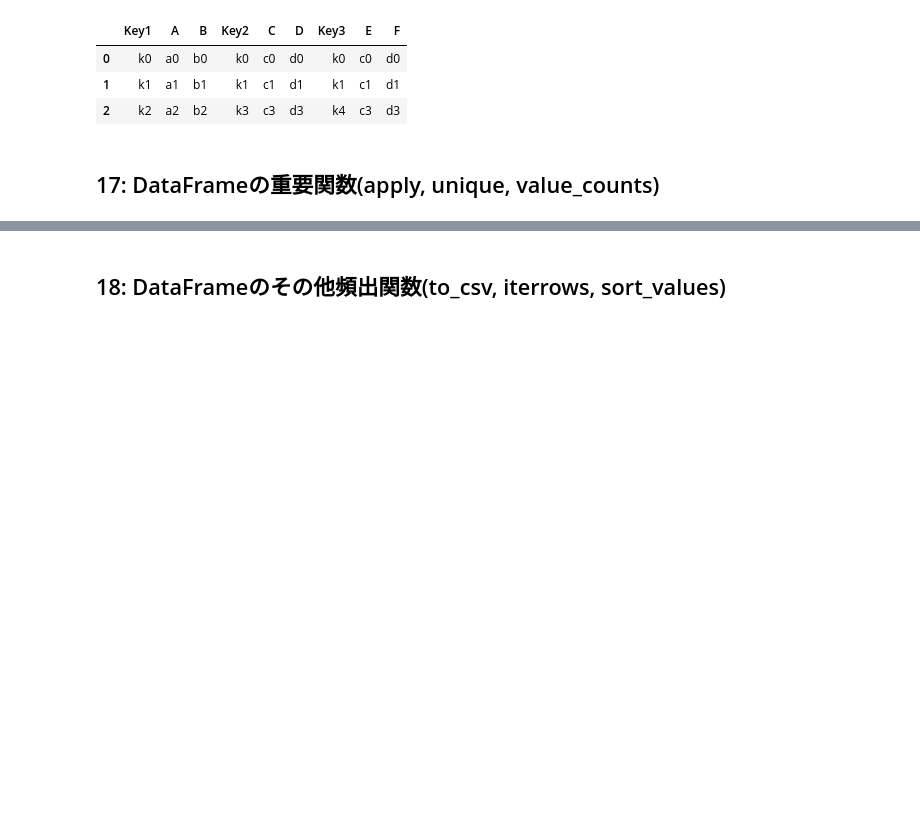
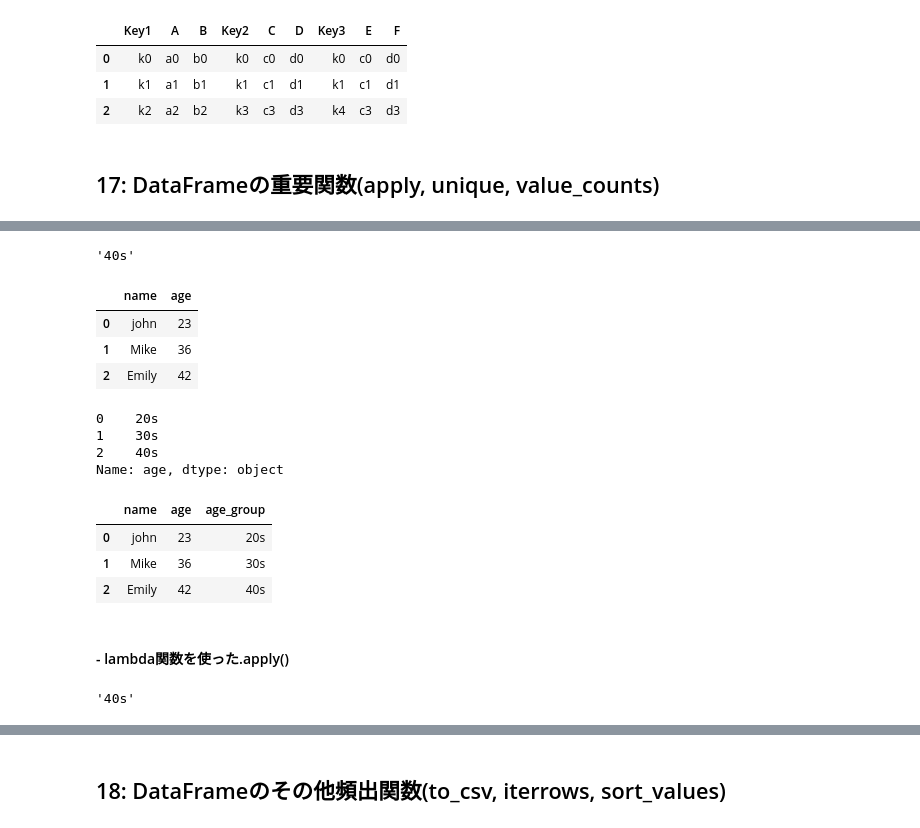
Before and after one commit to GitHiru/ml_academic, a Jupyter notebook: kind_study/kame/kame_ds_3_pandas.ipynb, the cells around one changed output, grey strips where cells are left out. Saved outputs shown, nothing was run; the diff lists cells and outputs as text; code cells hidden in the pictures; blank space fills up the shorter version.

```diff
--- a/kind_study/kame/kame_ds_3_pandas.ipynb
+++ b/kind_study/kame/kame_ds_3_pandas.ipynb
@@ -849,0 +895,42 @@ df1.join([df2, df3])
+# %%
+def get_age_group(age):
+    return str(age)[0] + '0s'
+
+# 実行
+get_age_group(45)
+# %% [output]
+'40s'
+# %%
+df = pd.DataFrame({ 'name': ['john', 'Mike', 'Emily'],
+                    'age': ['23', '36', '42']})
+df
+# %% [output]
+|  | name | age |
+| 0 | john | 23 |
+| 1 | Mike | 36 |
+| 2 | Emily | 42 |
+# %%
+df['age'].apply(get_age_group)
+# %% [output]
+0    20s
+1    30s
+2    40s
+Name: age, dtype: object
+# %%
+# 'age_group'カラムを新たに作り，結果を代入
+df['age_group'] = df['age'].apply(get_age_group)
+df
+# %% [output]
+|  | name | age | age_group |
+| 0 | john | 23 | 20s |
+| 1 | Mike | 36 | 30s |
+| 2 | Emily | 42 | 40s |
+# %% [markdown]
+#### - lambda関数を使った.apply()
+# %%
+# lambda関数を変数fに代入して
+f = lambda x: str(x)[0] + '0s'
+#　試しに43を入れてみる
+f(43)
+# %% [output]
+'40s'
```
Also changed, not shown: parts of 11 cells of this notebook.
